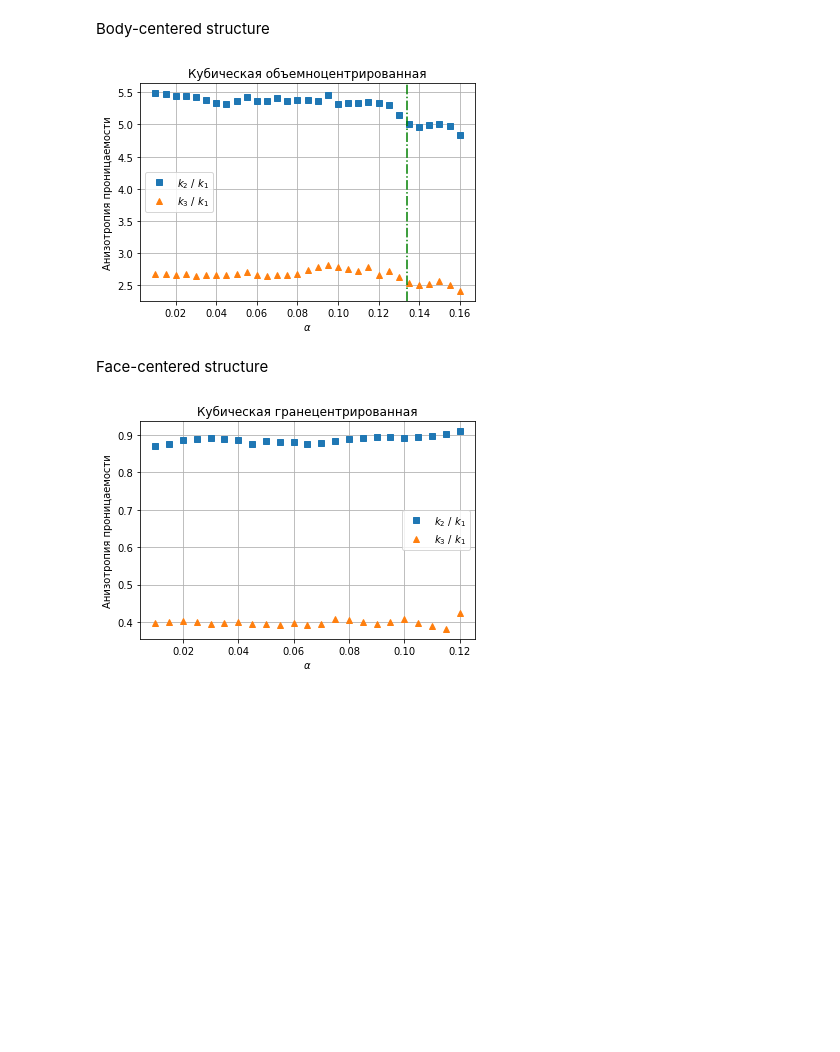
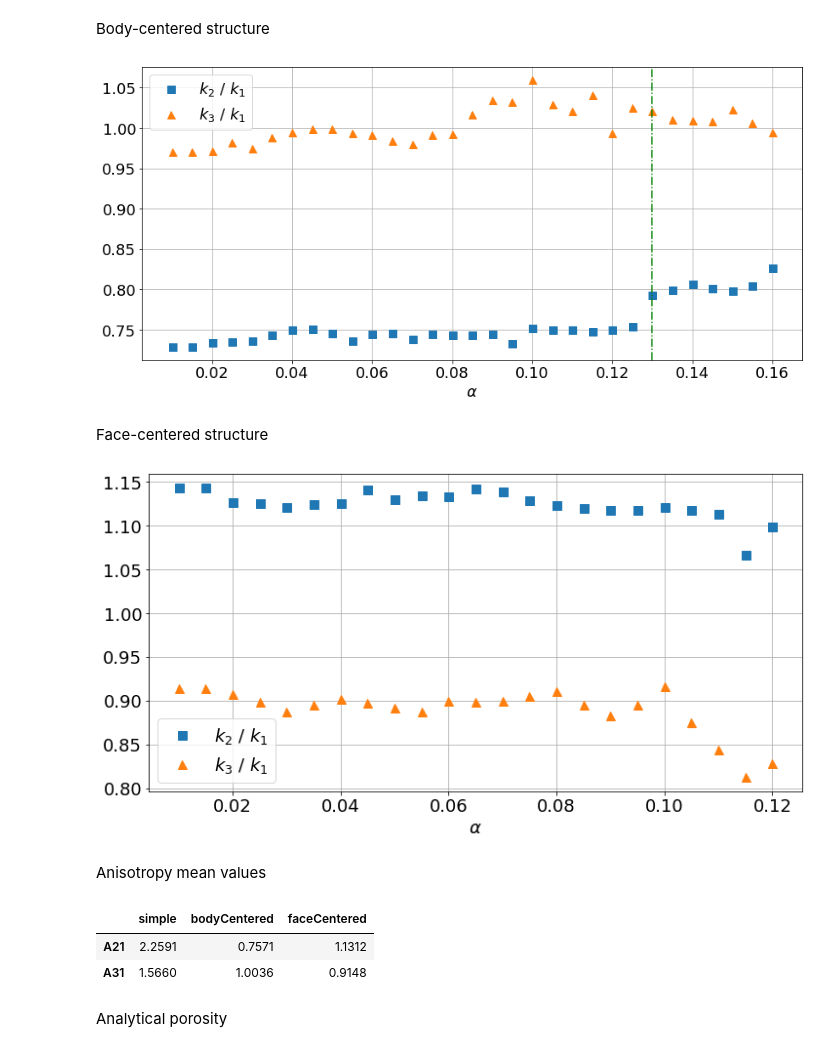
Before and after one commit to L-Nafaryus/anisotropy, a Jupyter notebook: data/analyze.ipynb, the cells around one changed output. Cells and saved outputs as stored; diff of their text form; code cells hidden in the pictures; blank space fills up the shorter version.

```diff
--- a/data/analyze.ipynb
+++ b/data/analyze.ipynb
@@ -97,6 +118,14 @@ def filter_group(arr, nan = True, qhigh = True):
             limit -= 1
 
     return temp
+# %%
+plt.rcParams.update({
+    "font.size": 18,
+    "lines.markersize": 9.0,
+    "lines.linewidth": 3
+})
+savefig = True
+anisotropy = pd.DataFrame({"simple": None, "bodyCentered": None, "faceCentered": None}, index = ["A21", "A31"])
 # %% [markdown]
 Porosity
 # %%
@@ -154,27 +187,27 @@ Body-centered structure
 # %%
 df = load_data(execution, "flowRate")
 bodyCentered = df[df.label == "bodyCentered"].groupby(df.direction)
 alpha = bodyCentered.get_group("[0.0, 0.0, 1.0]")["alpha"].to_numpy()
 
-anisotropy_21 = 2 * bodyCentered.get_group('[0.0, 0.0, 1.0]')["flowRate"].to_numpy() / bodyCentered.get_group('[1.0, 0.0, 0.0]')["flowRate"].to_numpy()
-anisotropy_31 = 2 * bodyCentered.get_group('[1.0, 1.0, 1.0]')["flowRate"].to_numpy() / bodyCentered.get_group('[1.0, 0.0, 0.0]')["flowRate"].to_numpy()
+k1 = filter_group(permeability("bodyCentered", "[0.0, 0.0, 1.0]"))
+k2 = filter_group(permeability("bodyCentered", "[1.0, 0.0, 0.0]"))
+k3 = filter_group(permeability("bodyCentered", "[1.0, 1.0, 1.0]"))
 
-anisotropy_21 = filter_group(anisotropy_21)
-anisotropy_31 = filter_group(anisotropy_31)
 #poly = np.polynomial.Polynomial.fit(alpha, anisotropy_21, 10)
 
-fig, ax = plt.subplots(nrows = 1, ncols = 1)
-ax.plot(alpha, anisotropy_21, "s", label = r"$k_2$ / $k_1$")
-ax.plot(alpha, anisotropy_31, "^", label = r"$k_3$ / $k_1$")
-ax.axvline(0.134, linestyle = "-.", color = "green")
+fig, ax = plt.subplots(nrows = 1, ncols = 1, figsize = (12, 6))
+ax.plot(alpha, k2 / k1, "s", label = r"$k_2$ / $k_1$")
+ax.plot(alpha, k3 / k1, "^", label = r"$k_3$ / $k_1$")
+ax.axvline(0.13, linestyle = "-.", color = "green")
 #ax.plot(alpha, poly(alpha), "-")
 plt.legend()
 plt.grid(True)
 plt.xlabel(r"$\alpha$")
-plt.ylabel("Анизотропия проницаемости")
-plt.title("Кубическая объемноцентрированная")
+#plt.ylabel("Анизотропия проницаемости")
+#plt.title("Кубическая объемноцентрированная")
 
 if savefig:
-    fig.savefig("anisotropy-bodycentered.png")
+    fig.tight_layout()
+    fig.savefig("anisotropy-bodycentered.tiff")
 # %% [output]
-[figure, old version]
+[figure, new version]
@@ -185,25 +220,25 @@ df = load_data(execution, "flowRate")
 faceCentered = df[df.label == "faceCentered"].groupby(df.direction)
 alpha = faceCentered.get_group("[0.0, 0.0, 1.0]")["alpha"].to_numpy()
 
-anisotropy_21 = 2 * faceCentered.get_group('[0.0, 0.0, 1.0]')["flowRate"].to_numpy() / faceCentered.get_group('[1.0, 0.0, 0.0]')["flowRate"].to_numpy()
-anisotropy_31 = 2 * faceCentered.get_group('[1.0, 1.0, 1.0]')["flowRate"].to_numpy() / faceCentered.get_group('[1.0, 0.0, 0.0]')["flowRate"].to_numpy()
+k1 = filter_group(permeability("faceCentered", "[0.0, 0.0, 1.0]"))
+k2 = filter_group(permeability("faceCentered", "[1.0, 0.0, 0.0]"))
+k3 = filter_group(permeability("faceCentered", "[1.0, 1.0, 1.0]"))
 
-anisotropy_21 = filter_group(anisotropy_21)
-anisotropy_31 = filter_group(anisotropy_31)
 #poly = np.polynomial.Polynomial.fit(alpha, anisotropy_21, 10)
 
-fig, ax = plt.subplots(nrows = 1, ncols = 1)
-ax.plot(alpha, anisotropy_21, "s", label = r"$k_2$ / $k_1$")
-ax.plot(alpha, anisotropy_31, "^", label = r"$k_3$ / $k_1$")
+fig, ax = plt.subplots(nrows = 1, ncols = 1, figsize = (12, 6))
+ax.plot(alpha, filter_group(k2 / k1, quantile = 0.97), "s", label = r"$k_2$ / $k_1$")
+ax.plot(alpha, filter_group(k3 / k1, quantile = 0.8), "^", label = r"$k_3$ / $k_1$")
 #ax.plot(alpha, poly(alpha), "-")
 plt.legend()
 plt.grid(True)
 plt.xlabel(r"$\alpha$")
-plt.ylabel("Анизотропия проницаемости")
-plt.title("Кубическая гранецентрированная")
+#plt.ylabel("Анизотропия проницаемости")
+#plt.title("Кубическая гранецентрированная")
 plt.show()
 
 if savefig:
-    fig.savefig("anisotropy-facecentered.png")
+    fig.tight_layout()
+    fig.savefig("anisotropy-facecentered.tiff")
 # %% [output]
-[figure, old version]
+[figure, new version]
@@ -209,0 +247,10 @@ if savefig:
+# %% [markdown]
+Anisotropy mean values
+# %%
+anisotropy.round(4)
+# %% [output]
+|  | simple | bodyCentered | faceCentered |
+| A21 | 2.2591 | 0.7571 | 1.1312 |
+| A31 | 1.5660 | 1.0036 | 0.9148 |
+# %% [markdown]
+Analytical porosity
```
Also changed, not shown: parts of 17 cells of this notebook, 3 other files.
